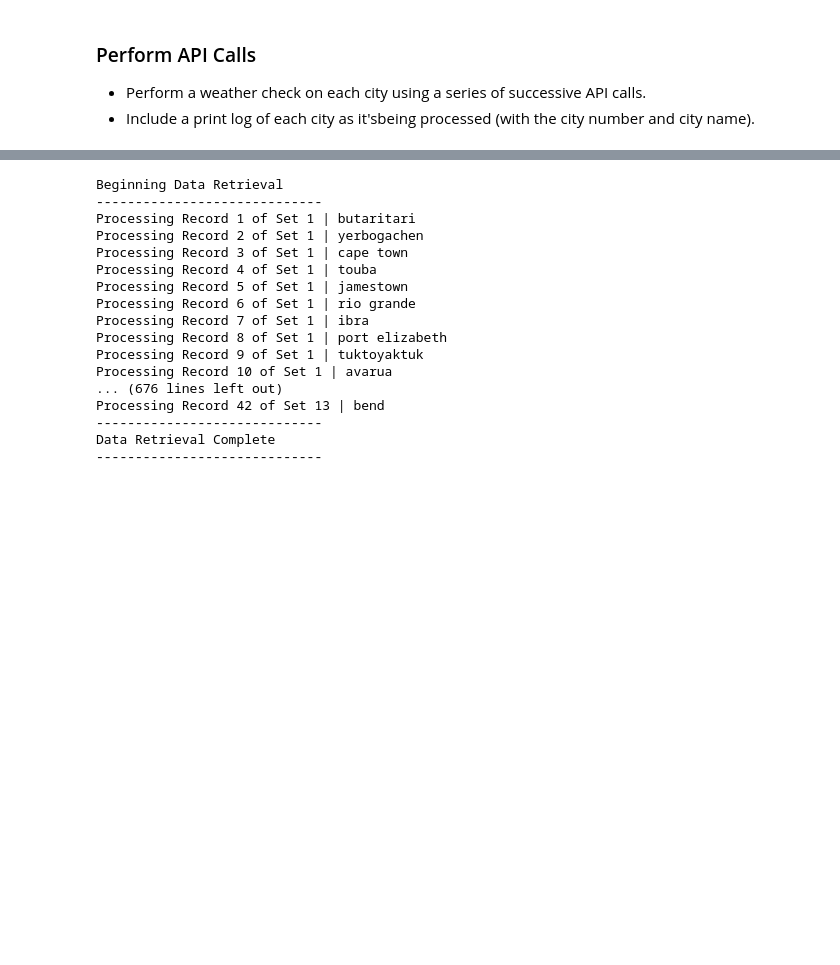
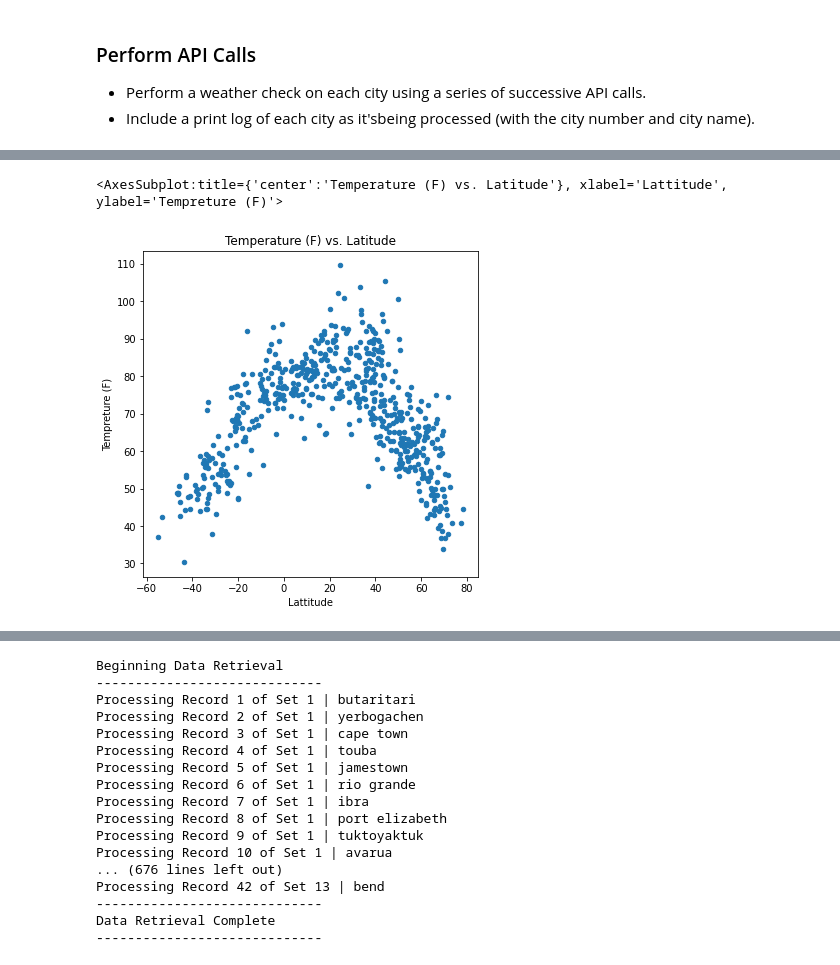
Before and after one commit to Garywtne/python-api-challenge, a Jupyter notebook: WeatherPy/WeatherPy.ipynb, the cells around one changed output, grey strips where cells are left out. Cells and saved outputs as stored; diff of their text form; code cells hidden in the pictures; blank space fills up the shorter version.

```diff
--- a/WeatherPy/WeatherPy.ipynb
+++ b/WeatherPy/WeatherPy.ipynb
@@ -61,3 +61,18 @@ print(lat_lngs)
 ### Perform API Calls
 * Perform a weather check on each city using a series of successive API calls.
 * Include a print log of each city as it'sbeing processed (with the city number and city name).
+# %%
+# URL
+url = "http://api.openweathermap.org/data/2.5/weather?"
+
+# Build partial query URL
+units = "imperial"
+query_url = f"{url}appid={weather_api}&units={units}&q="
+
+# Set up list to hold reponses
+responses = []
+
+# Loop through the list of cities and perform a request for data on each
+for city in cities:
+    response = requests.get(query_url + city).json()
+    responses.append(response)
@@ -63,0 +83,4 @@ print(lat_lngs)
+# %%
+# Dump responses into a DataFrame
+raw_df = pd.json_normalize(responses)
+raw_df
@@ -63,0 +101,6 @@ print(lat_lngs)
+# %%
+# Select columns
+scatter_df = raw_df[['coord.lat', 'main.temp', 'main.humidity','clouds.all' ,'wind.speed']]
+scatter_df.columns = ["Lattitude", "Tempreture (F)", "Humidity (%)", "Cloudiness (%)", "Wind Speed (mph)"]
+scatter_clean = scatter_df.dropna()
+scatter_clean
@@ -63,0 +121,6 @@ print(lat_lngs)
+# %%
+# Create a scatter plot which compares Temperature (F) vs. Latitude
+scatter_clean.plot(kind="scatter", x="Lattitude", y="Tempreture (F)", figsize=(6,6), title="Temperature (F) vs. Latitude")
+# %% [output]
+<AxesSubplot:title={'center':'Temperature (F) vs. Latitude'}, xlabel='Lattitude', ylabel='Tempreture (F)'>
+[figure, added]
```
Also changed, not shown: parts of 10 cells of this notebook, 1 other file.
